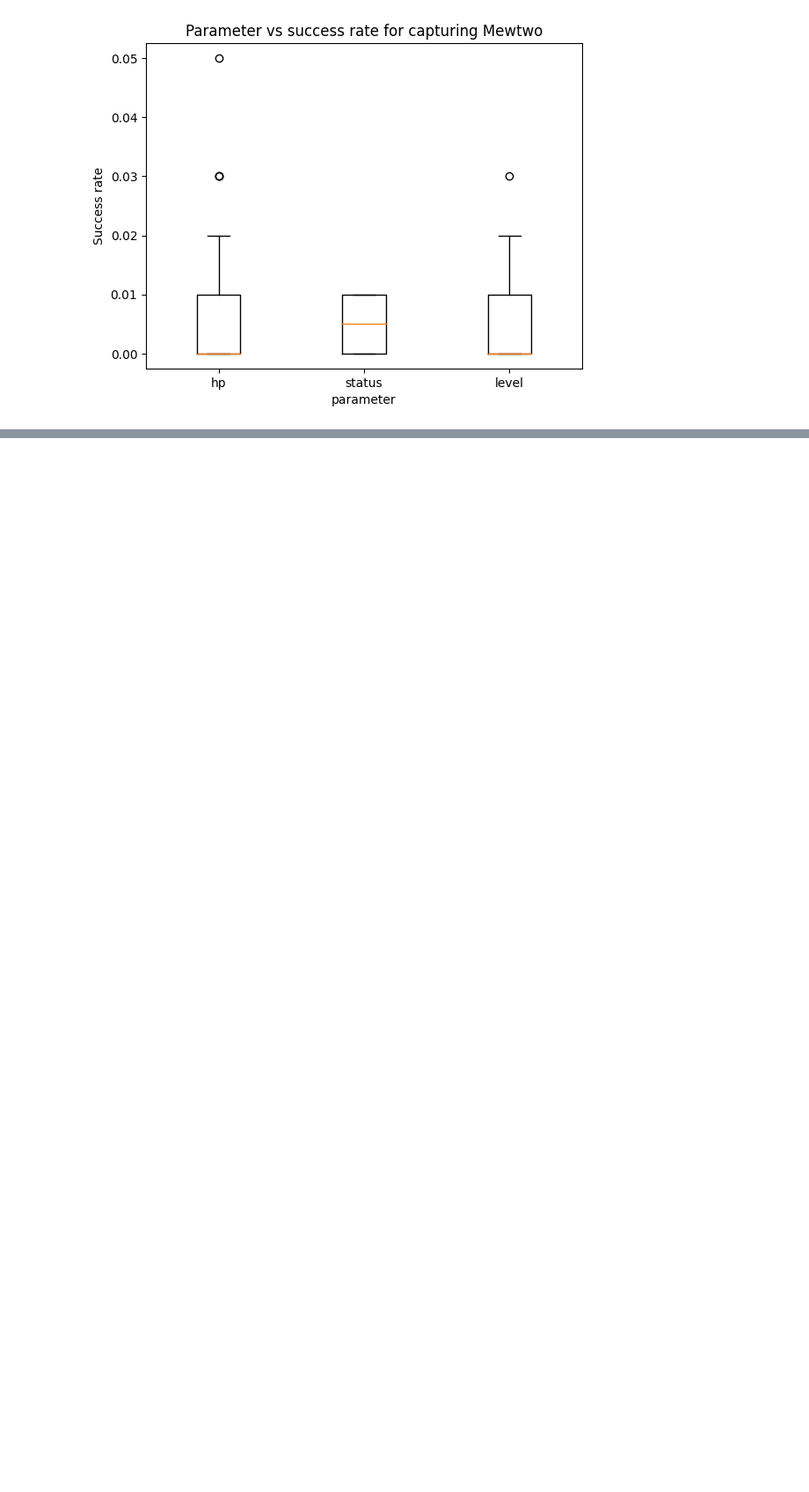
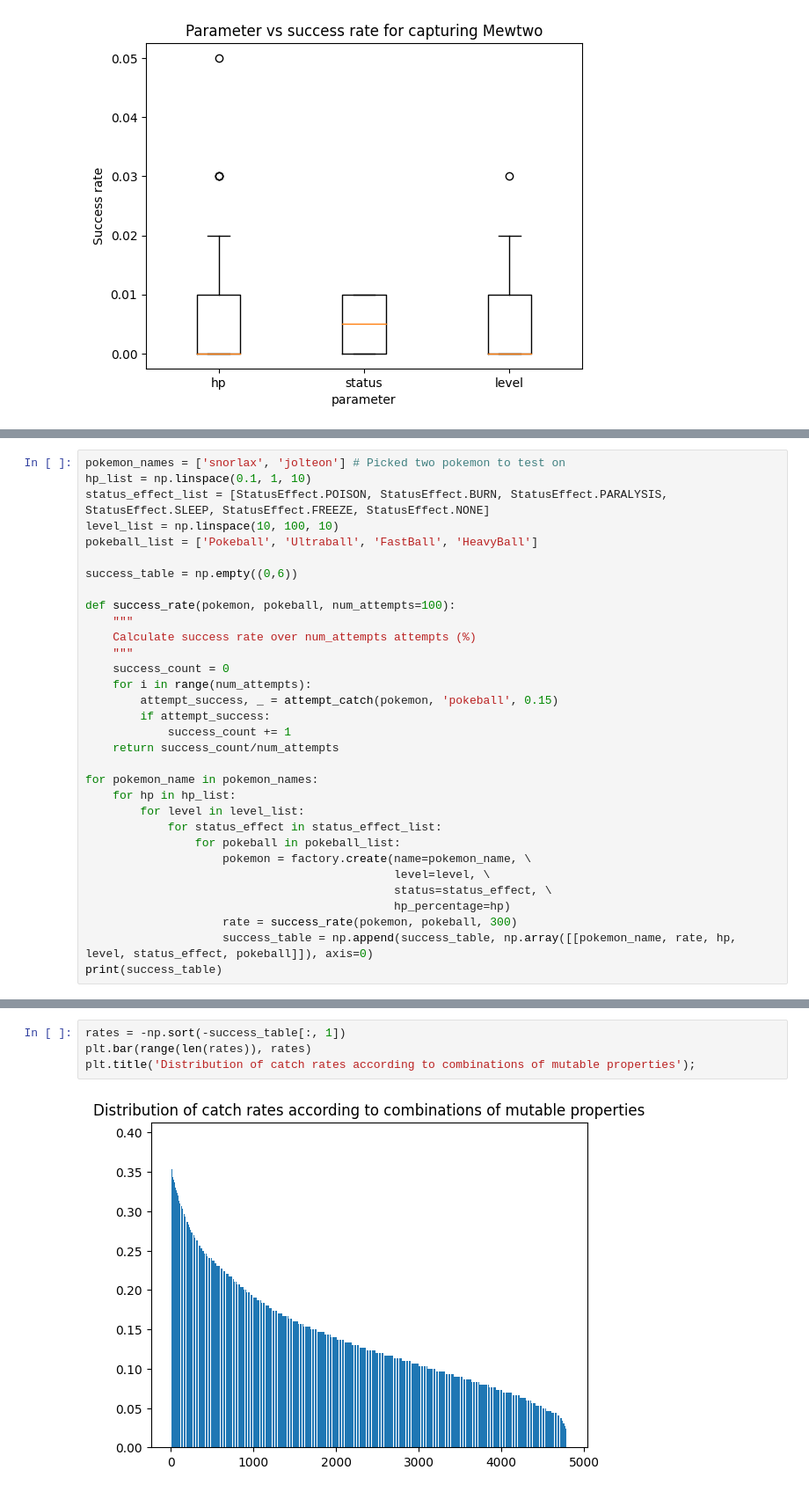
Before and after one commit to tristanff/SIA, a Jupyter notebook: TP0/src/notebook.ipynb, the cells around one changed output, grey strips where cells are left out. Shown at 88% size. Cells and saved outputs as stored; diff of their text form; blank space fills up the shorter version.

Commit message:
Question 2d attempt

```diff
--- a/TP0/src/notebook.ipynb
+++ b/TP0/src/notebook.ipynb
@@ -240,0 +248,32 @@ for pokemon_name in pokemonName_list:
+# %%
+pokemon_names = ['snorlax', 'jolteon'] # Picked two pokemon to test on
+hp_list = np.linspace(0.1, 1, 10)
+status_effect_list = [StatusEffect.POISON, StatusEffect.BURN, StatusEffect.PARALYSIS, StatusEffect.SLEEP, StatusEffect.FREEZE, StatusEffect.NONE]
+level_list = np.linspace(10, 100, 10)
+pokeball_list = ['Pokeball', 'Ultraball', 'FastBall', 'HeavyBall']
+
+success_table = np.empty((0,6))
+
+def success_rate(pokemon, pokeball, num_attempts=100):
+    """
+    Calculate success rate over num_attempts attempts (%)
+    """
+    success_count = 0
+    for i in range(num_attempts):
+        attempt_success, _ = attempt_catch(pokemon, 'pokeball', 0.15)
+        if attempt_success:
+            success_count += 1
+    return success_count/num_attempts
+
+for pokemon_name in pokemon_names:
+    for hp in hp_list:
+        for level in level_list:
+            for status_effect in status_effect_list:
+                for pokeball in pokeball_list:
+                    pokemon = factory.create(name=pokemon_name, \
+                                             level=level, \
+                                             status=status_effect, \
+                                             hp_percentage=hp)
+                    rate = success_rate(pokemon, pokeball, 300)
+                    success_table = np.append(success_table, np.array([[pokemon_name, rate, hp, level, status_effect, pokeball]]), axis=0)
+print(success_table)
@@ -240,0 +312,6 @@ for pokemon_name in pokemonName_list:
+# %%
+rates = -np.sort(-success_table[:, 1])
+plt.bar(range(len(rates)), rates)
+plt.title('Distribution of catch rates according to combinations of mutable properties');
+# %% [output]
+[figure, added]
```
Also changed, not shown: parts of 5 cells of this notebook.
